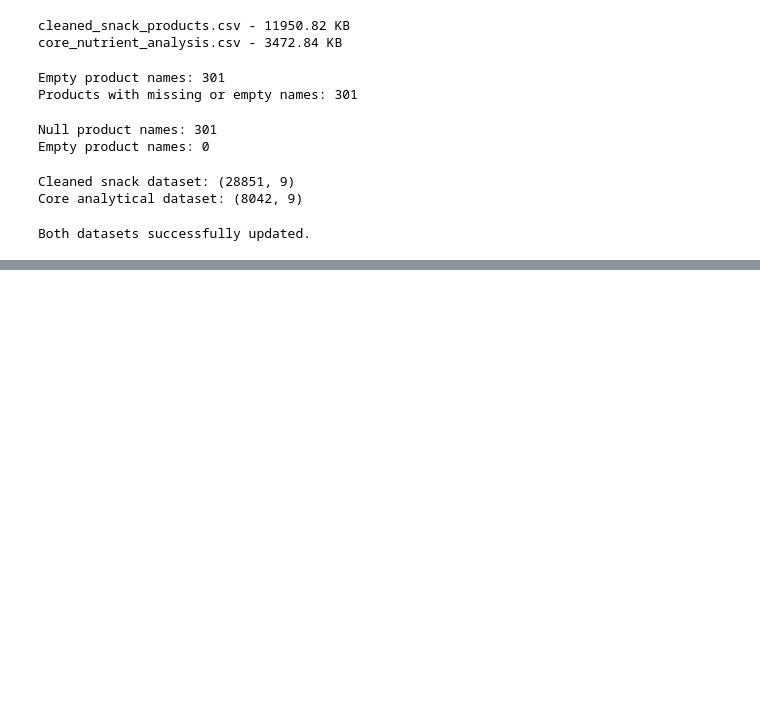
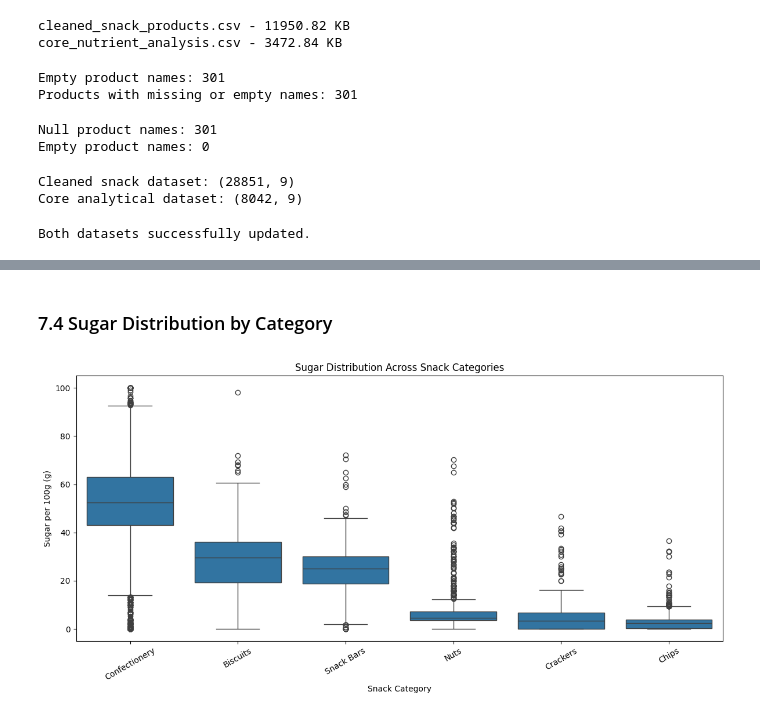
Before and after one commit to b-o-m-pixel/sugar-trap-market-analysis, a Jupyter notebook: notebooks/sugar_trap_analysis.ipynb, the cells around one changed output, grey strips where cells are left out. Drawn from its saved outputs; the diff is of its cells as text; code cells hidden in the pictures; blank space fills up the shorter version.

Commit message:
feat: add nutritional EDA and market gap analysis

```diff
--- a/notebooks/sugar_trap_analysis.ipynb
+++ b/notebooks/sugar_trap_analysis.ipynb
@@ -796,0 +826,20 @@ Both datasets successfully updated.
+# %%
+# 7.2 Nutritional statistics by category
+
+category_summary = (
+    core_analysis_df
+    .groupby("primary_category")
+    .agg(
+        product_count=("code", "count"),
+
+        average_sugar=("sugars_100g", "mean"),
+        median_sugar=("sugars_100g", "median"),
+
+        average_protein=("proteins_100g", "mean"),
+        median_protein=("proteins_100g", "median")
+    )
+    .round(2)
+    .sort_values("average_sugar", ascending=False)
+)
+
+display(category_summary)
@@ -796,0 +874,20 @@ Both datasets successfully updated.
+# %% [markdown]
+### 7.4 Sugar Distribution by Category
+# %%
+plt.figure(figsize=(12, 6))
+
+sns.boxplot(
+    data=core_analysis_df,
+    x="primary_category",
+    y="sugars_100g",
+    order=category_summary.index.tolist()
+)
+
+plt.title("Sugar Distribution Across Snack Categories")
+plt.xlabel("Snack Category")
+plt.ylabel("Sugar per 100g (g)")
+plt.xticks(rotation=30)
+plt.tight_layout()
+plt.show()
+# %% [output]
+[figure, added]
```
Also changed, not shown: parts of 16 cells of this notebook.
